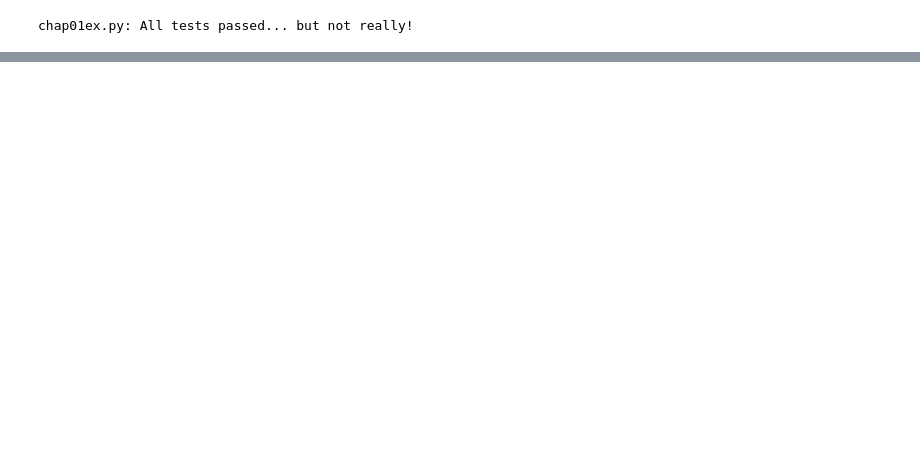
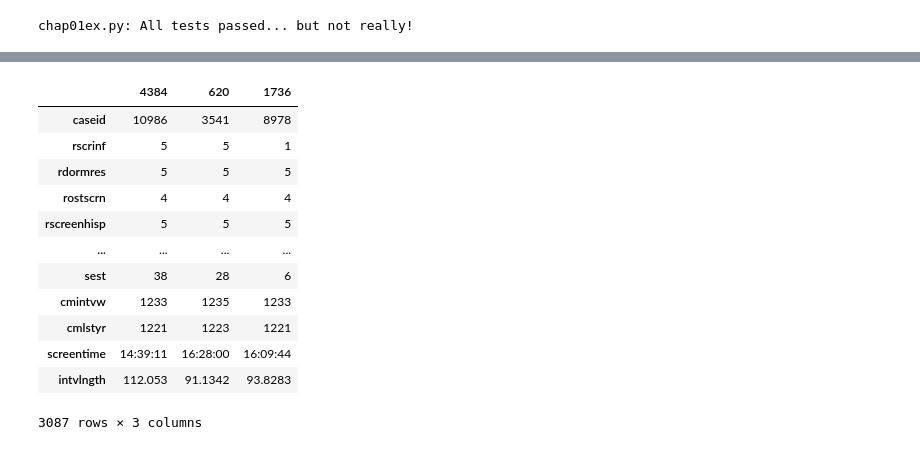
Before and after one commit to 2legit/ThinkStats2, a Jupyter notebook: code/chap01ex.ipynb, the cells around one changed output, grey strips where cells are left out. Cells and saved outputs as stored; diff of their text form; code cells hidden in the pictures; blank space fills up the shorter version.

```diff
--- a/code/chap01ex.ipynb
+++ b/code/chap01ex.ipynb
@@ -360,0 +365,20 @@ chap01ex.py: All tests passed... but not really!
+# %%
+x = thinkstats2.ReadStataDct('2002FemResp.dct')
+# %%
+y = x.ReadFixedWidth('2002FemResp.dat.gz', compression='gzip')
+# %%
+y.sample(3).T
+# %% [output]
+|  | 4384 | 620 | 1736 |
+| caseid | 10986 | 3541 | 8978 |
+| rscrinf | 5 | 5 | 1 |
+| rdormres | 5 | 5 | 5 |
+| rostscrn | 4 | 4 | 4 |
+| rscreenhisp | 5 | 5 | 5 |
+| ... | ... | ... | ... |
+| sest | 38 | 28 | 6 |
+| cmintvw | 1233 | 1235 | 1233 |
+| cmlstyr | 1221 | 1223 | 1221 |
+| screentime | 14:39:11 | 16:28:00 | 16:09:44 |
+| intvlngth | 112.053 | 91.1342 | 93.8283 |
+3087 rows × 3 columns
```
Also changed, not shown: parts of 10 cells of this notebook, 2 other files.
